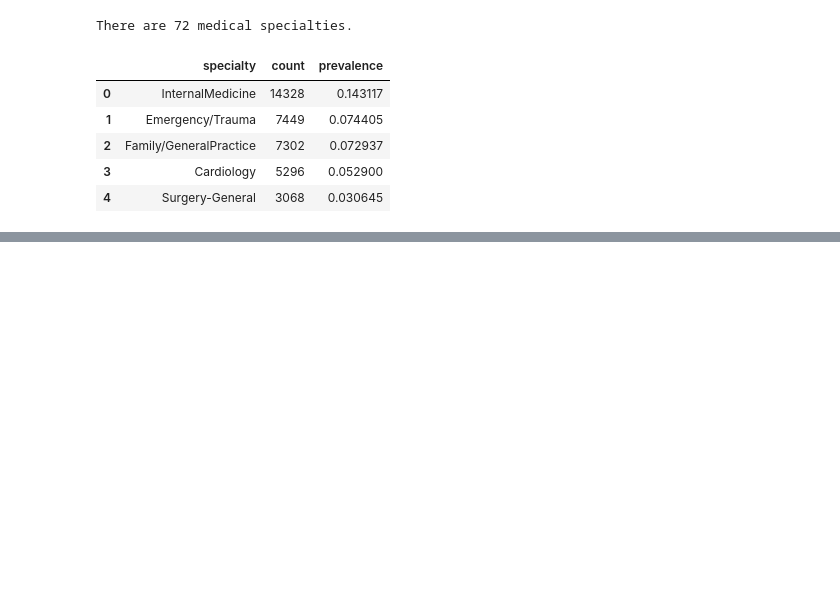
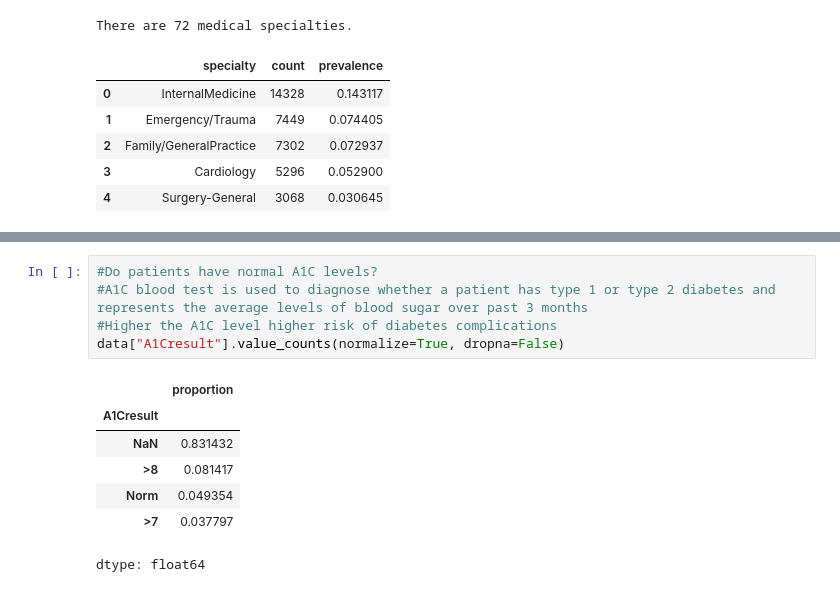
Before and after one commit to mervegb/diabetes-ml, a Jupyter notebook: diabetes_ml.ipynb, the cells around one changed output, grey strips where cells are left out. Drawn from its saved outputs; the diff is of its cells as text; blank space fills up the shorter version.

```diff
--- a/diabetes_ml.ipynb
+++ b/diabetes_ml.ipynb
@@ -376,0 +388,13 @@ There are 72 medical specialties.
+# %%
+#Do patients have normal A1C levels?
+#A1C blood test is used to diagnose whether a patient has type 1 or type 2 diabetes and represents the average levels of blood sugar over past 3 months
+#Higher the A1C level higher risk of diabetes complications
+data["A1Cresult"].value_counts(normalize=True, dropna=False)
+# %% [output]
+|  | proportion |
+| A1Cresult |  |
+| NaN | 0.831432 |
+| >8 | 0.081417 |
+| Norm | 0.049354 |
+| >7 | 0.037797 |
+dtype: float64
```
Also changed, not shown: parts of 8 cells of this notebook.
